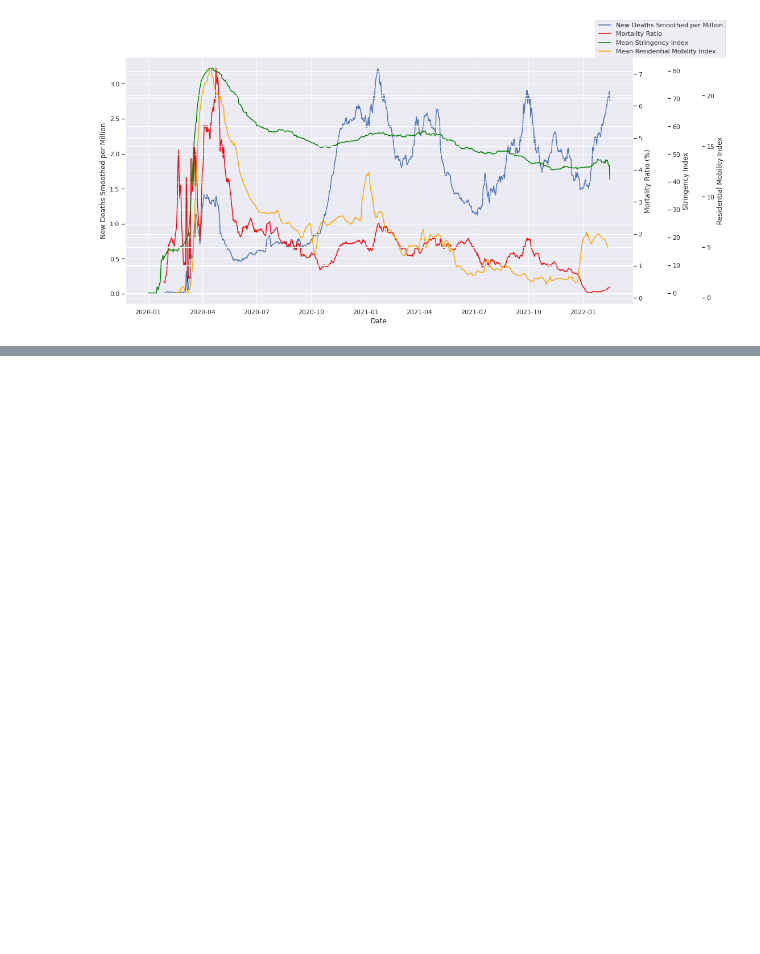
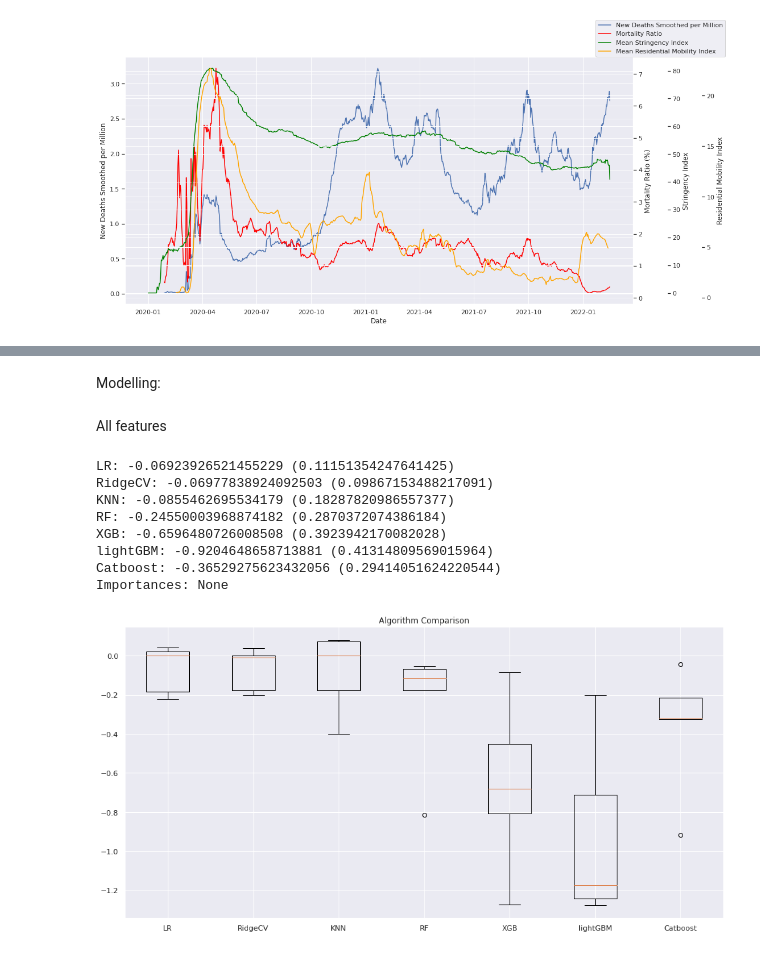
Before and after one commit to KayO-GH/Covid19-Policy-Effectiveness-Analysis, a Jupyter notebook: replication.ipynb, the cells around one changed output, grey strips where cells are left out. Cells and saved outputs as stored; diff of their text form; code cells hidden in the pictures; blank space fills up the shorter version.

```diff
--- a/replication.ipynb
+++ b/replication.ipynb
@@ -576,0 +632,2 @@ covid_history_df[covid_history_df['date']=='2020-03-01']
+# %% [markdown]
+Modelling:
@@ -576,0 +647,47 @@ covid_history_df[covid_history_df['date']=='2020-03-01']
+# %% [markdown]
+All features
+# %%
+y = compliance_df['compilance']
+X = compliance_df[['gdp_per_capita', 'life_expectancy', 'literacy_rate', 'corruption_index']]
+X['gdp_per_capita'] = np.log(X['gdp_per_capita'])
+# %%
+scaler = StandardScaler()
+X = scaler.fit_transform(X)
+# %%
+# Explore multiple initial models
+models = []
+models.append(('LR', LinearRegression()))
+models.append(('RidgeCV', RidgeCV()))
+models.append(('KNN', KNeighborsRegressor()))
+models.append(('RF', RandomForestRegressor(n_estimators = 1000, random_state=42)))
+models.append(('XGB', XGBRegressor(n_estimators=1000, random_state=42)))
+models.append(('lightGBM', LGBMRegressor(n_estimators=1000, random_state=42)))
+models.append(('Catboost', CatBoostRegressor(iterations=1000, verbose=False, random_state=42)))
+
+results = []
+names = []
+# Evaluate each model by R-Squared score
+for name, model in models:
+
+    cv_results = cross_val_score(model, X, y, cv=5, scoring='r2')
+    results.append(cv_results)
+    names.append(name)
+    print(f'{name}: {cv_results.mean()} ({cv_results.std()})')
+    if getattr(model, "feature_importances_", None) is not None:
+        print("Importances:", model.feature_importances_)
+    # print(model.feature_importances_())
+
+# Compare Algorithms
+plt.boxplot(results, labels=names)
+plt.title('Algorithm Comparison')
+plt.show()
+# %% [output]
+LR: -0.06923926521455229 (0.11151354247641425)
+RidgeCV: -0.06977838924092503 (0.09867153488217091)
+KNN: -0.0855462695534179 (0.18287820986557377)
+RF: -0.24550003968874182 (0.2870372074386184)
+XGB: -0.6596480726008508 (0.3923942170082028)
+lightGBM: -0.9204648658713881 (0.41314809569015964)
+Catboost: -0.36529275623432056 (0.29414051624220544)
+Importances: None
+[figure, added]
```
Also changed, not shown: parts of 30 cells of this notebook, 1 other file.
